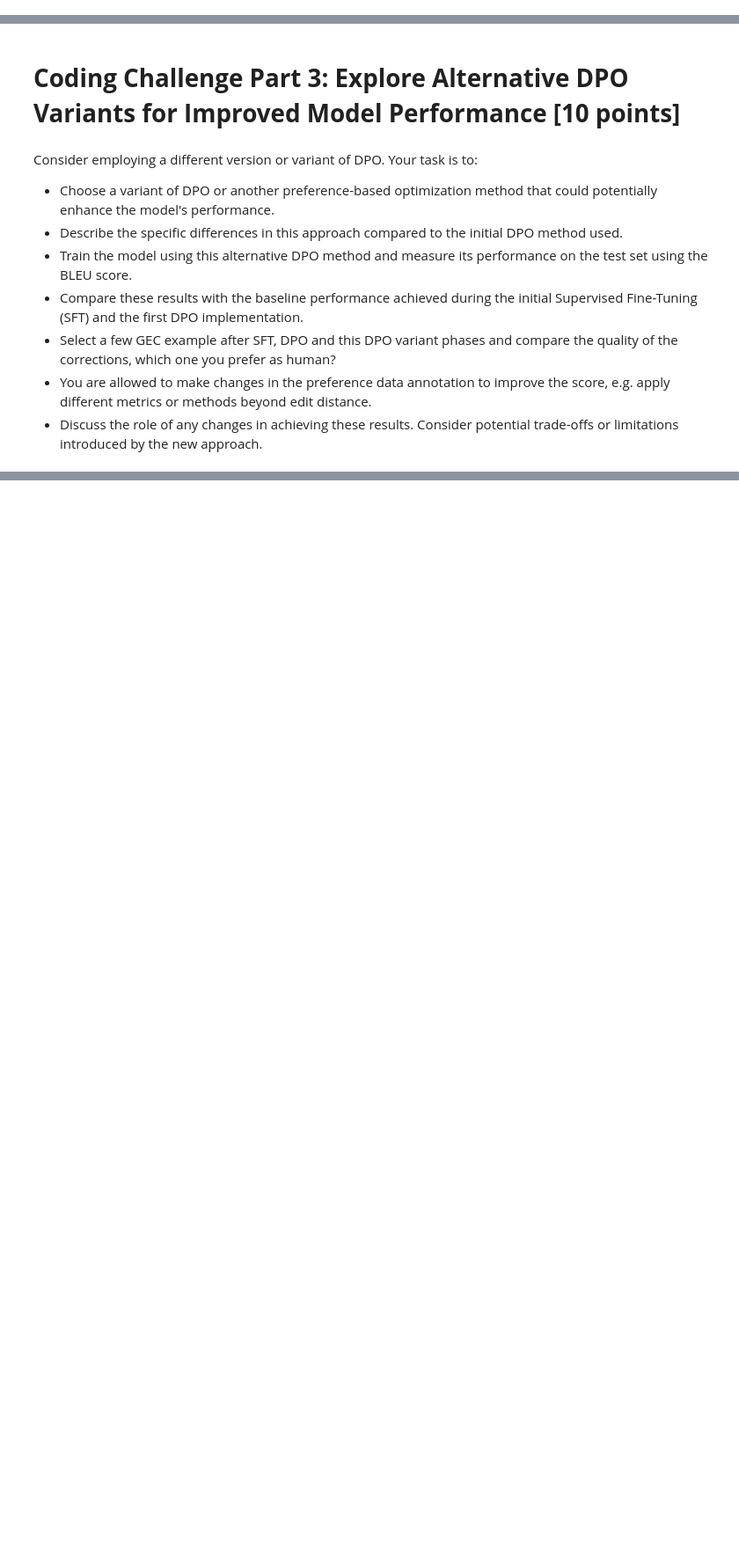
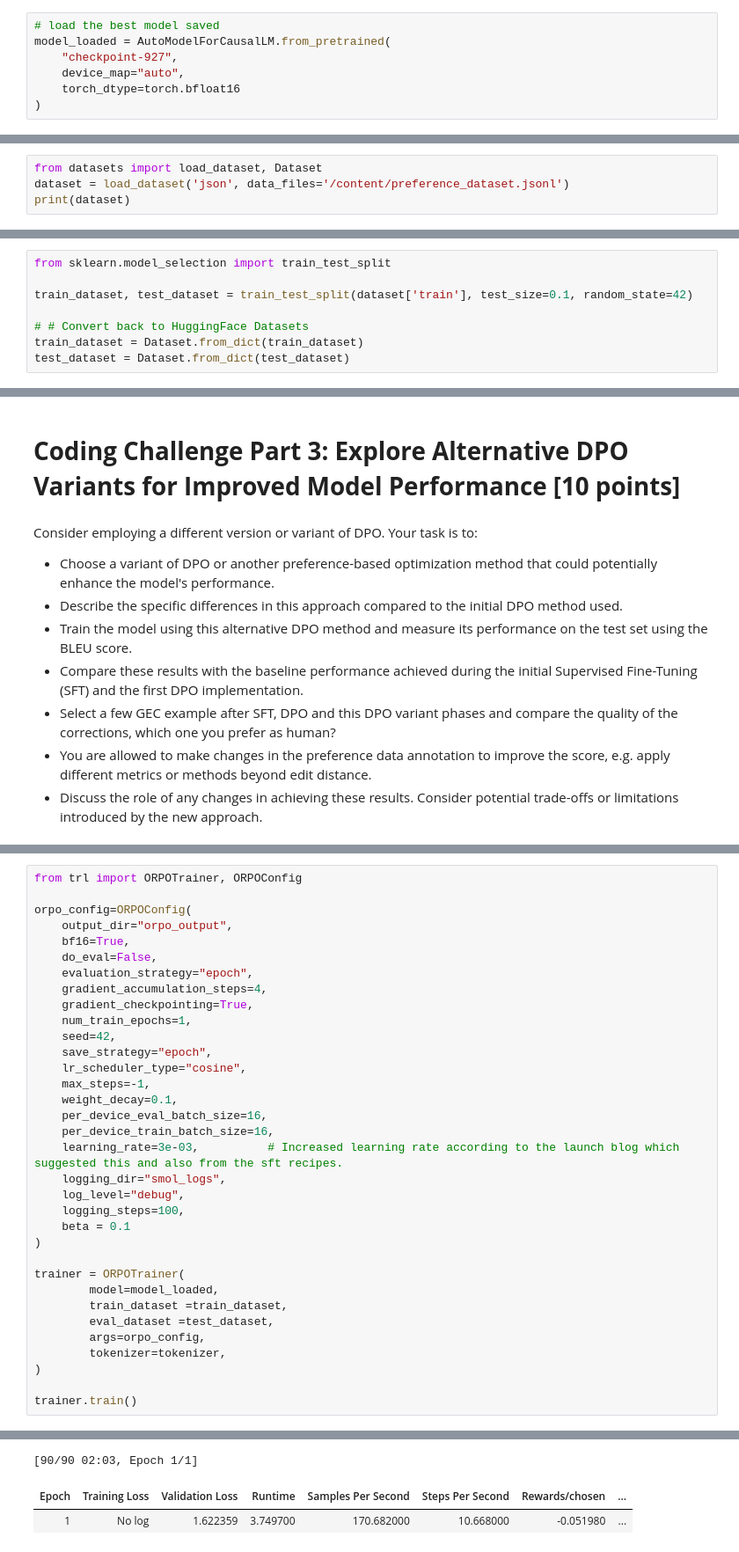
Before and after one commit to parzival1l/Cohere-C4AI-Challenge, a Jupyter notebook: Nanda_Kumar_C4AIScholarsChallenge.ipynb, the cells around one changed output, grey strips where cells are left out. Shown at 88% size. Cells and saved outputs as stored; diff of their text form; blank space fills up the shorter version.

```diff
--- a/Nanda_Kumar_C4AIScholarsChallenge.ipynb
+++ b/Nanda_Kumar_C4AIScholarsChallenge.ipynb
@@ -385,0 +722,7 @@ from fast_edit_distance import edit_distance
+# %%
+# load the best model saved
+model_loaded = AutoModelForCausalLM.from_pretrained(
+    "checkpoint-927",
+    device_map="auto",
+    torch_dtype=torch.bfloat16
+)
@@ -385,0 +829,4 @@ from fast_edit_distance import edit_distance
+# %%
+from datasets import load_dataset, Dataset
+dataset = load_dataset('json', data_files='/content/preference_dataset.jsonl')
+print(dataset)
@@ -385,0 +840,8 @@ from fast_edit_distance import edit_distance
+# %%
+from sklearn.model_selection import train_test_split
+
+train_dataset, test_dataset = train_test_split(dataset['train'], test_size=0.1, random_state=42)
+
+# # Convert back to HuggingFace Datasets
+train_dataset = Dataset.from_dict(train_dataset)
+test_dataset = Dataset.from_dict(test_dataset)
@@ -414,0 +996,35 @@ Consider employing a different version or variant of DPO. Your task is to:
+# %%
+from trl import ORPOTrainer, ORPOConfig
+
+orpo_config=ORPOConfig(
+    output_dir="orpo_output",
+    bf16=True,
+    do_eval=False,
+    evaluation_strategy="epoch",
+    gradient_accumulation_steps=4,
+    gradient_checkpointing=True,
+    num_train_epochs=1,
+    seed=42,
+    save_strategy="epoch",
+    lr_scheduler_type="cosine",
+    max_steps=-1,
+    weight_decay=0.1,
+    per_device_eval_batch_size=16,
+    per_device_train_batch_size=16,
+    learning_rate=3e-03,          # Increased learning rate according to the launch blog which suggested this and also from the sft recipes.
+    logging_dir="smol_logs",
+    log_level="debug",
+    logging_steps=100,
+    beta = 0.1
+)
+
+trainer = ORPOTrainer(
+        model=model_loaded,
+        train_dataset =train_dataset,
+        eval_dataset =test_dataset,
+        args=orpo_config,
+        tokenizer=tokenizer,
+)
+
+trainer.train()
+# %% [output]
@@ -414,0 +1044,3 @@ Consider employing a different version or variant of DPO. Your task is to:
+[90/90 02:03, Epoch 1/1]
+| Epoch | Training Loss | Validation Loss | Runtime | Samples Per Second | Steps Per Second | Rewards/chosen | ... |
+| 1 | No log | 1.622359 | 3.749700 | 170.682000 | 10.668000 | -0.051980 | ... |
```
Also changed, not shown: parts of 42 cells of this notebook.
